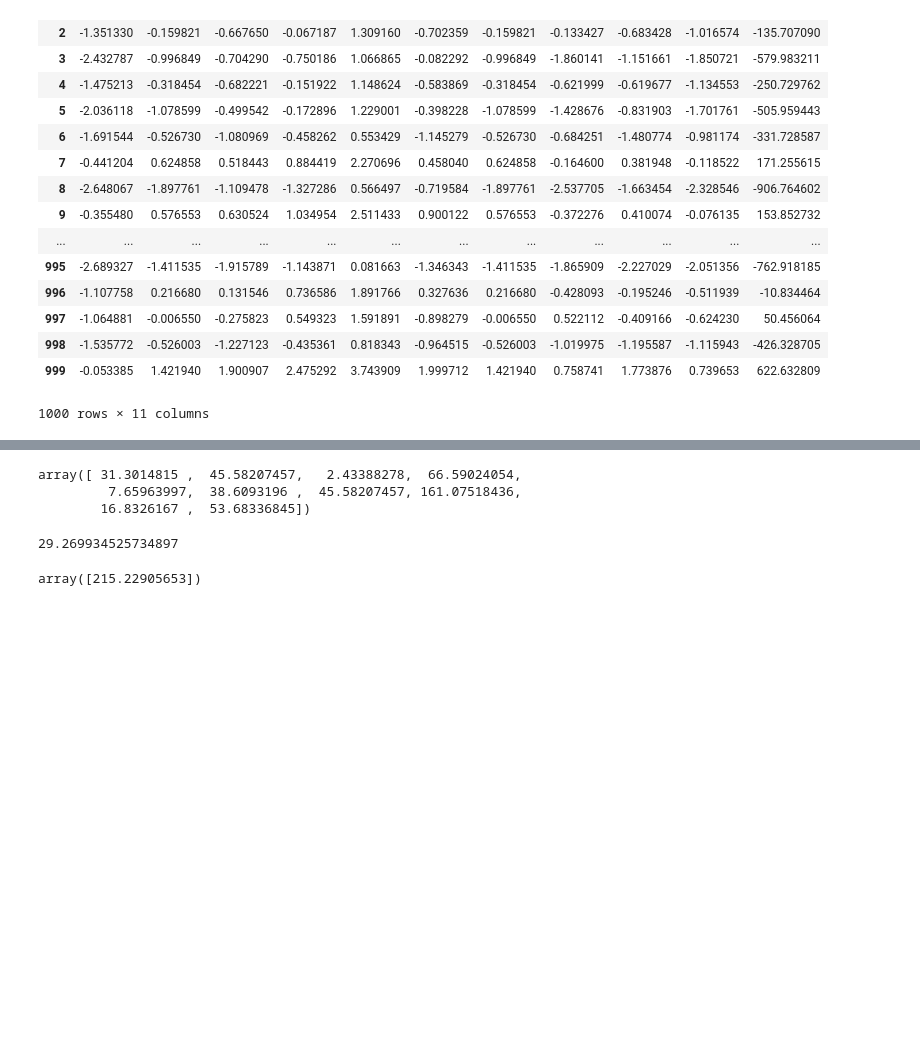
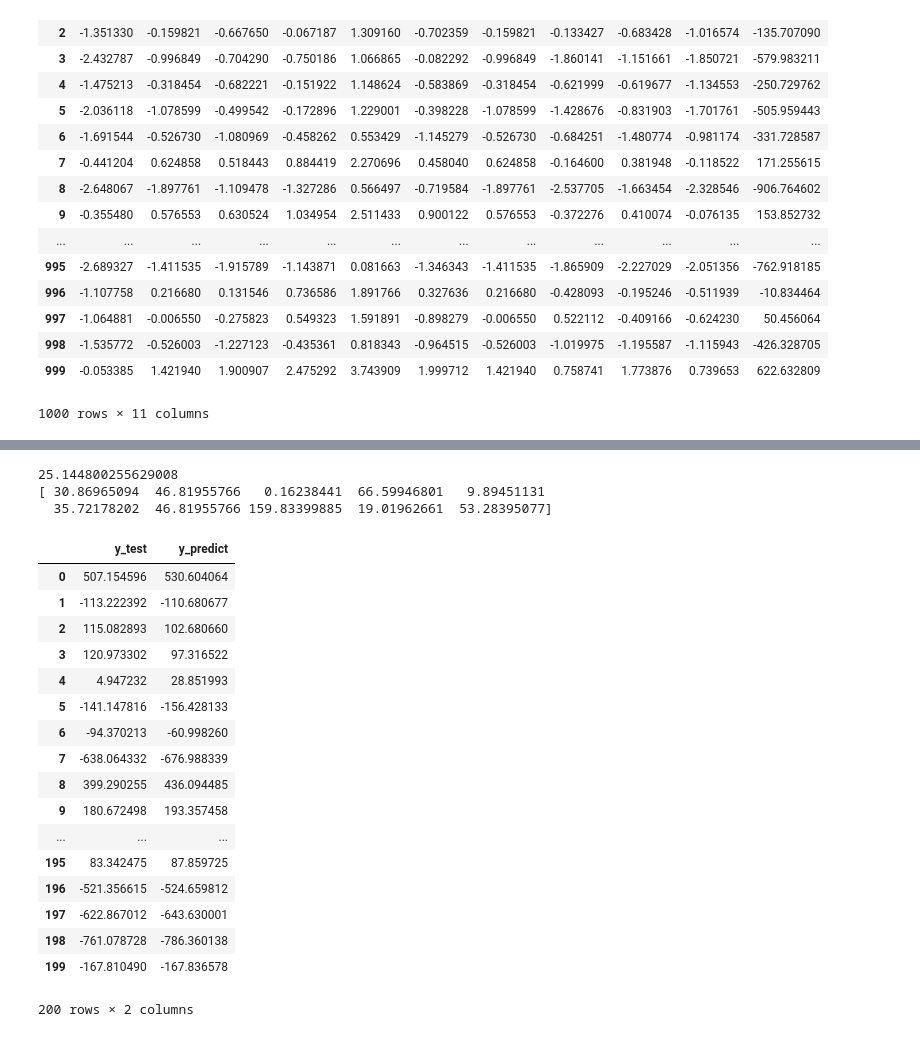
Before and after one commit to antuniooh/numerical-calculation-database-analysis, a Jupyter notebook: main.ipynb, the cells around one changed output, grey strips where cells are left out. Saved outputs shown, nothing was run; the diff lists cells and outputs as text; code cells hidden in the pictures; blank space fills up the shorter version.

```diff
--- a/model1.ipynb
+++ b/main.ipynb
@@ -60,18 +52,0 @@ LinearRegression(copy_X=True, fit_intercept=True, n_jobs=None, normalize=False)
-# %%
-reg.coef_
-# %% [output]
-array([ 31.3014815 ,  45.58207457,   2.43388278,  66.59024054,
-         7.65963997,  38.6093196 ,  45.58207457, 161.07518436,
-        16.8326167 ,  53.68336845])
-# %%
-reg.intercept_
-# %% [output]
-29.269934525734897
-# %%
-#teste
-reg.predict([[-0.640730831637,0.677929480838,-0.285153480842,
-              0.469126570424,1.62936127945,-0.407574914906,
-              0.677929480838,0.781634413421,-0.132065136609,
-              -0.125852294603]])
-# %% [output]
-array([215.22905653])
@@ -77,0 +55,44 @@ array([215.22905653])
+# %%
+# Importing the dataset
+x = df.iloc[:, :-1].values
+y = df.iloc[:, 10].values
+
+# Splitting the dataset into the Training set and Test set
+from sklearn.model_selection import train_test_split
+X_train, X_test, y_train, y_test = train_test_split(x, y, test_size = 0.2, random_state = 0)
+
+from sklearn.linear_model import LinearRegression
+result = LinearRegression()
+result.fit(X_train, y_train)
+
+print(result.intercept_)
+print(result.coef_)
+
+y_pred= result.predict(X_test)
+# %% [output]
+25.144800255629008
+[ 30.86965094  46.81955766   0.16238441  66.59946801   9.89451131
+  35.72178202  46.81955766 159.83399885  19.01962661  53.28395077]
+# %%
+DF = pd.DataFrame(data=y_test, columns=['y_test'])
+DF['y_predict'] = y_pred
+DF
+# %% [output]
+|  | y_test | y_predict |
+| 0 | 507.154596 | 530.604064 |
+| 1 | -113.222392 | -110.680677 |
+| 2 | 115.082893 | 102.680660 |
+| 3 | 120.973302 | 97.316522 |
+| 4 | 4.947232 | 28.851993 |
+| 5 | -141.147816 | -156.428133 |
+| 6 | -94.370213 | -60.998260 |
+| 7 | -638.064332 | -676.988339 |
+| 8 | 399.290255 | 436.094485 |
+| 9 | 180.672498 | 193.357458 |
+| ... | ... | ... |
+| 195 | 83.342475 | 87.859725 |
+| 196 | -521.356615 | -524.659812 |
+| 197 | -622.867012 | -643.630001 |
+| 198 | -761.078728 | -786.360138 |
+| 199 | -167.810490 | -167.836578 |
+200 rows × 2 columns
```
Also changed, not shown: parts of 13 cells of this notebook, 6 other files.
